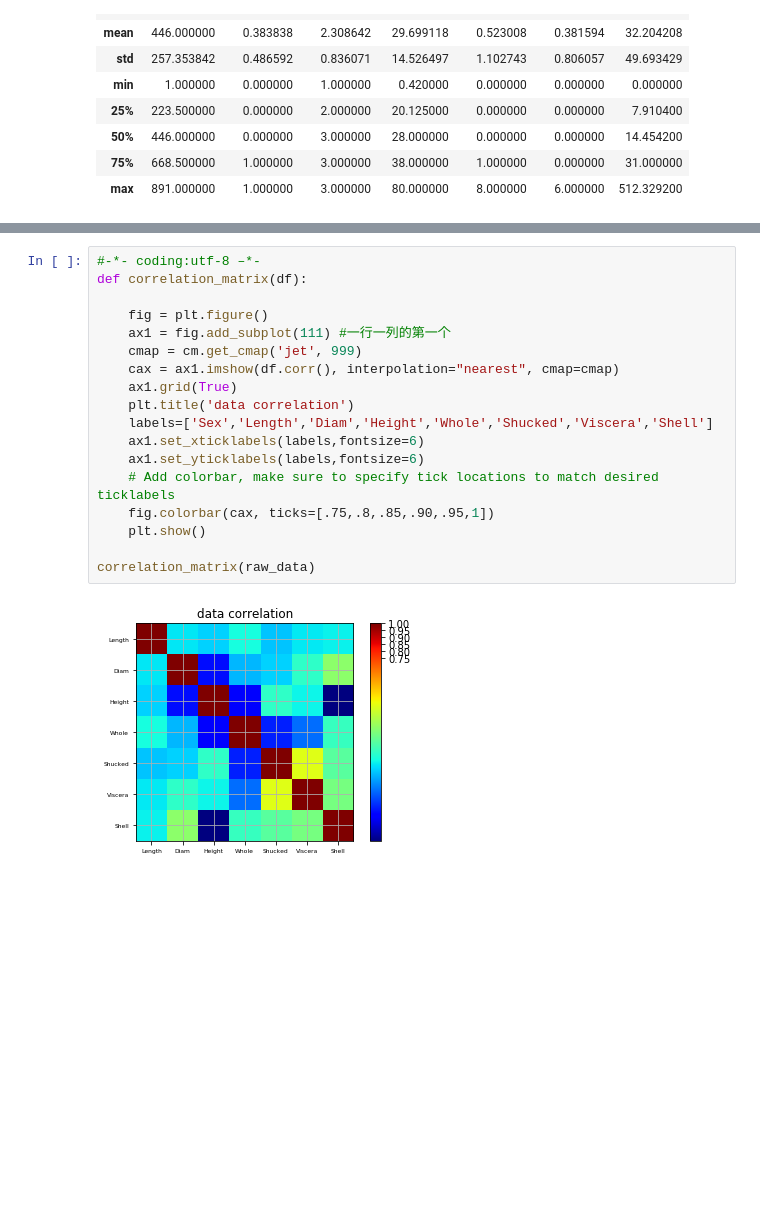
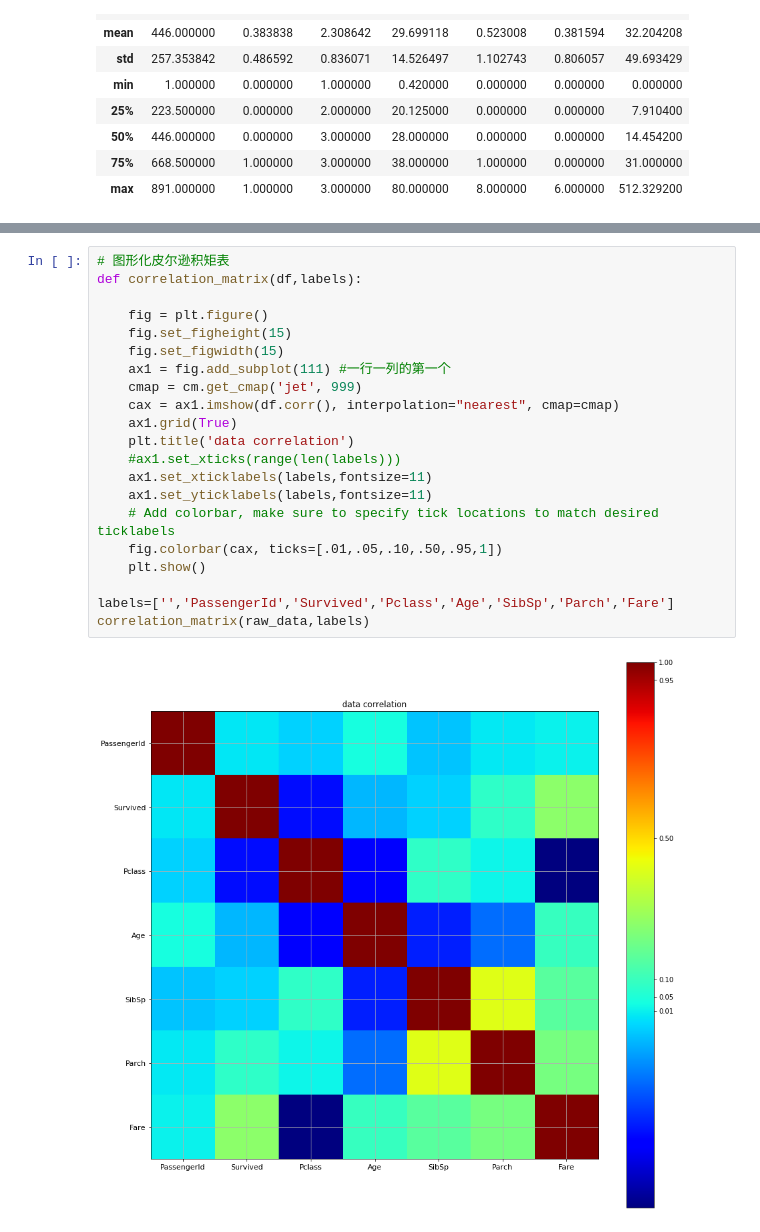
Before and after one commit to Sexyrabbit/A-project, a Jupyter notebook: P4/P4_homework.ipynb, the cells around one changed output, grey strips where cells are left out. Drawn from its saved outputs; the diff is of its cells as text; blank space fills up the shorter version.

```diff
--- a/P4/P4_homework.ipynb
+++ b/P4/P4_homework.ipynb
@@ -64,22 +67,25 @@ raw_data.corr()
 | Parch | -0.001652 | 0.081629 | 0.018443 | -0.189119 | 0.414838 | 1.000000 | 0.216225 |
 | Fare | 0.012658 | 0.257307 | -0.549500 | 0.096067 | 0.159651 | 0.216225 | 1.000000 |
 # %%
-#-*- coding:utf-8 –*-
-def correlation_matrix(df):
+# 图形化皮尔逊积矩表
+def correlation_matrix(df,labels):
 
     fig = plt.figure()
+    fig.set_figheight(15)
+    fig.set_figwidth(15)
     ax1 = fig.add_subplot(111) #一行一列的第一个
     cmap = cm.get_cmap('jet', 999)
     cax = ax1.imshow(df.corr(), interpolation="nearest", cmap=cmap)
     ax1.grid(True)
     plt.title('data correlation')
-    labels=['Sex','Length','Diam','Height','Whole','Shucked','Viscera','Shell']
-    ax1.set_xticklabels(labels,fontsize=6)
-    ax1.set_yticklabels(labels,fontsize=6)
+    #ax1.set_xticks(range(len(labels)))
+    ax1.set_xticklabels(labels,fontsize=11)
+    ax1.set_yticklabels(labels,fontsize=11)
     # Add colorbar, make sure to specify tick locations to match desired ticklabels
-    fig.colorbar(cax, ticks=[.75,.8,.85,.90,.95,1])
+    fig.colorbar(cax, ticks=[.01,.05,.10,.50,.95,1])
     plt.show()
 
-correlation_matrix(raw_data)
+labels=['','PassengerId','Survived','Pclass','Age','SibSp','Parch','Fare']
+correlation_matrix(raw_data,labels)
 # %% [output]
-[figure, old version]
+[figure, new version]
```
Also changed, not shown: parts of 6 cells of this notebook.
